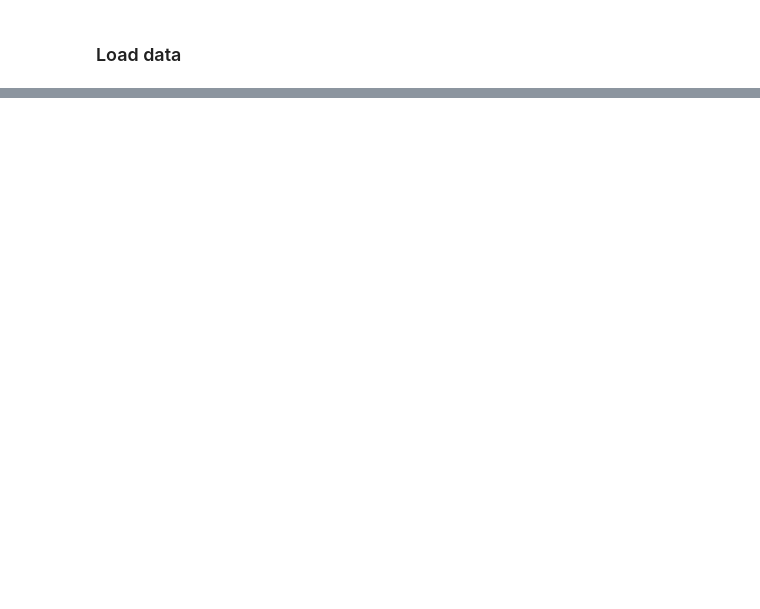
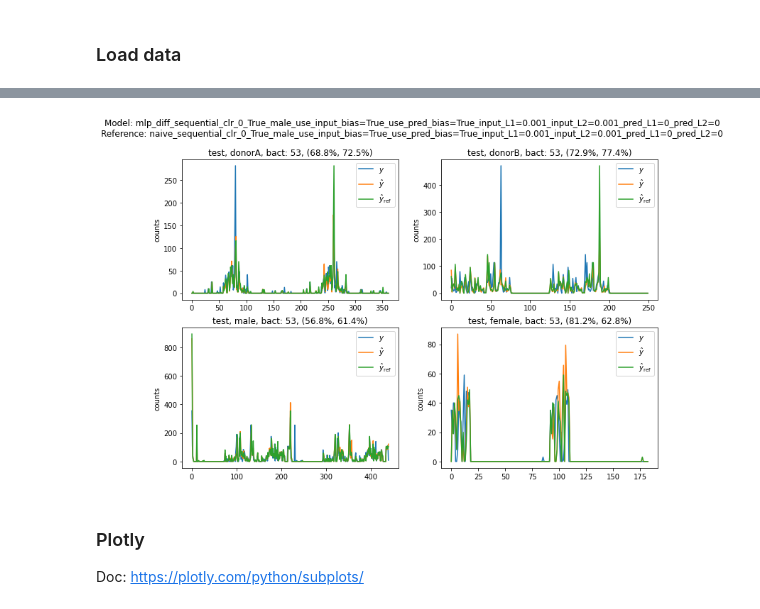
Before and after one commit to zuzannakarwowska/microbiome_interactions_project, a Jupyter notebook: notebooks/visualize_results.ipynb, the cells around one changed output, grey strips where cells are left out. Drawn from its saved outputs; the diff is of its cells as text; code cells hidden in the pictures; blank space fills up the shorter version.

```diff
--- a/notebooks/visualize_results.ipynb
+++ b/notebooks/visualize_results.ipynb
@@ -290,0 +384,21 @@ plt.show()
+# %%
+plt.figure(figsize=(12, 8))
+for i, d in enumerate(DATASETS):
+    ax = plt.subplot(2, 2, i+1)
+    y = test_pred[f'{d}_test_inv_y'][:, bact]
+    yhat = test_pred[f'{d}_test_inv_yhat'][:, bact]
+    yhat_ref = test_pred_ref[f'{d}_test_inv_yhat'][:, bact]
+    error = sum(abs(y - yhat)) / len(y) / y.mean() * 100
+    error_ref = sum(abs(y - yhat_ref)) / len(y) / y.mean() * 100
+    ax.plot(y, label=r'$y$')
+    ax.plot(yhat, label=r'$\hat{y}$')
+    ax.plot(yhat_ref, label=r'$\hat{y}_{\rm ref}$')
+    ax.set(title=f'test, {d}, bact: {bact}, ({error:.1f}%, {error_ref:.1f}%)', ylabel='counts')
+    ax.legend()
+plt.suptitle(f"Model: {mname_full}\nReference: {ref_mname_full}")
+plt.show()
+# %% [output]
+[figure, added]
+# %% [markdown]
+### Plotly
+Doc: https://plotly.com/python/subplots/
```
Also changed, not shown: parts of 20 cells of this notebook, 1 other file.
